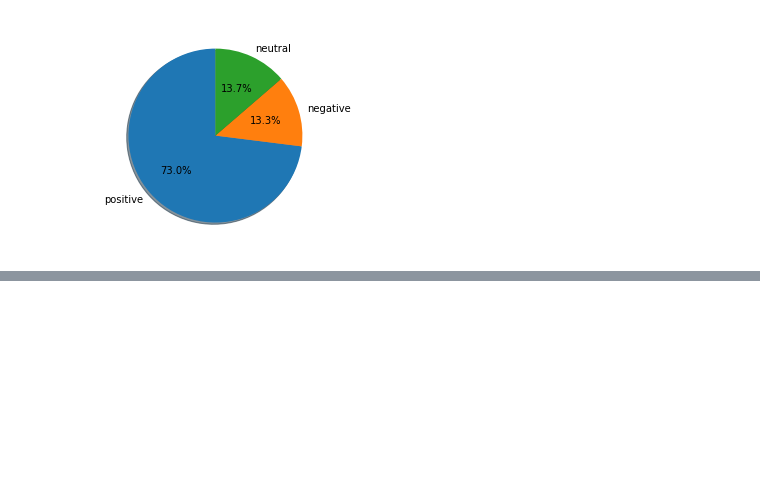
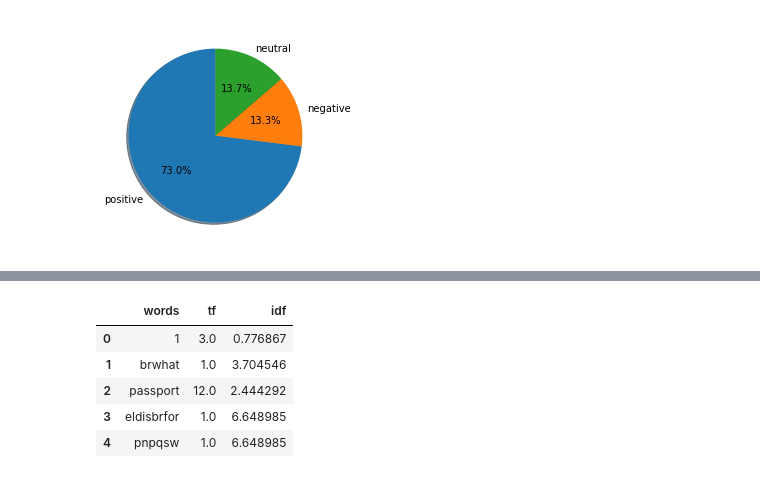
Before and after one commit to mkkhanzadi/AFdataanalysis, a Jupyter notebook: Comparative.ipynb, the cells around one changed output, grey strips where cells are left out. Cells and saved outputs as stored; diff of their text form; code cells hidden in the pictures; blank space fills up the shorter version.

```diff
--- a/Comparative.ipynb
+++ b/Comparative.ipynb
@@ -602,0 +640,12 @@ ax1.pie(sizes, labels=labels, autopct='%1.1f%%',
+# %%
+import numpy as np
+for i,word in enumerate(tf1_Arrival_can['words']):
+    tf1_Arrival_can.loc[i, 'idf'] = np.log(tf1_Arrival_can.shape[0]/(len(tf1_Arrival_can[Arrival_can['Message_nostop'].str.contains(word)])))
+tf1_Arrival_can.head()
+# %% [output]
+|  | words | tf | idf |
+| 0 | 1 | 3.0 | 0.776867 |
+| 1 | brwhat | 1.0 | 3.704546 |
+| 2 | passport | 12.0 | 2.444292 |
+| 3 | eldisbrfor | 1.0 | 6.648985 |
+| 4 | pnpqsw | 1.0 | 6.648985 |
```
Also changed, not shown: parts of 5 cells of this notebook.
